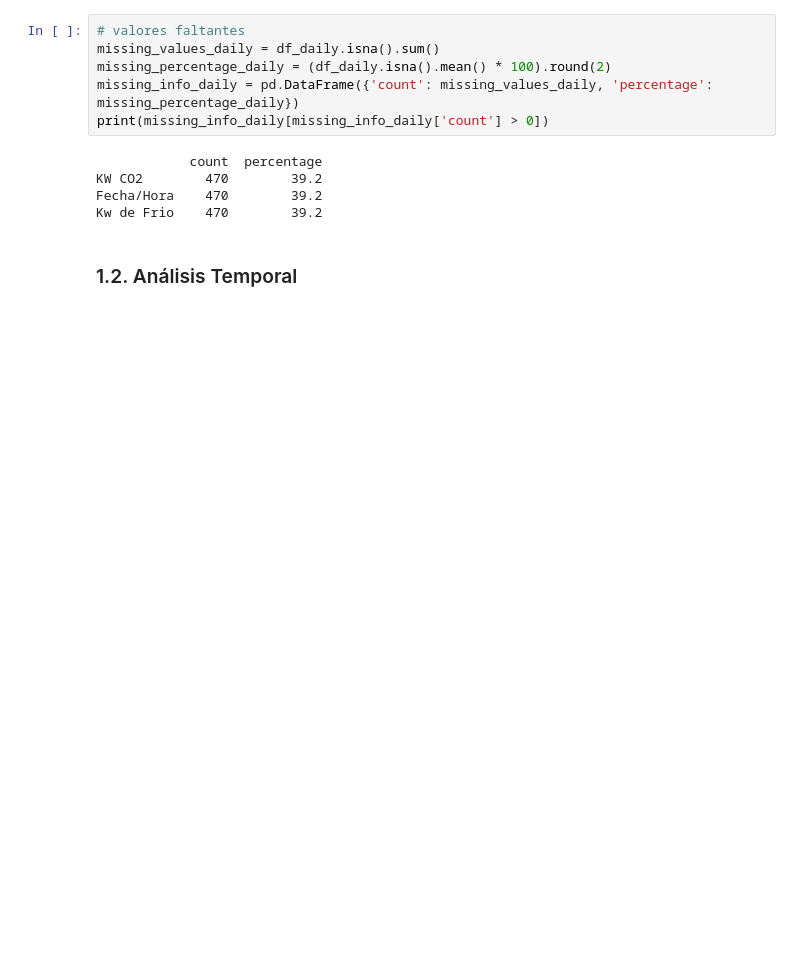
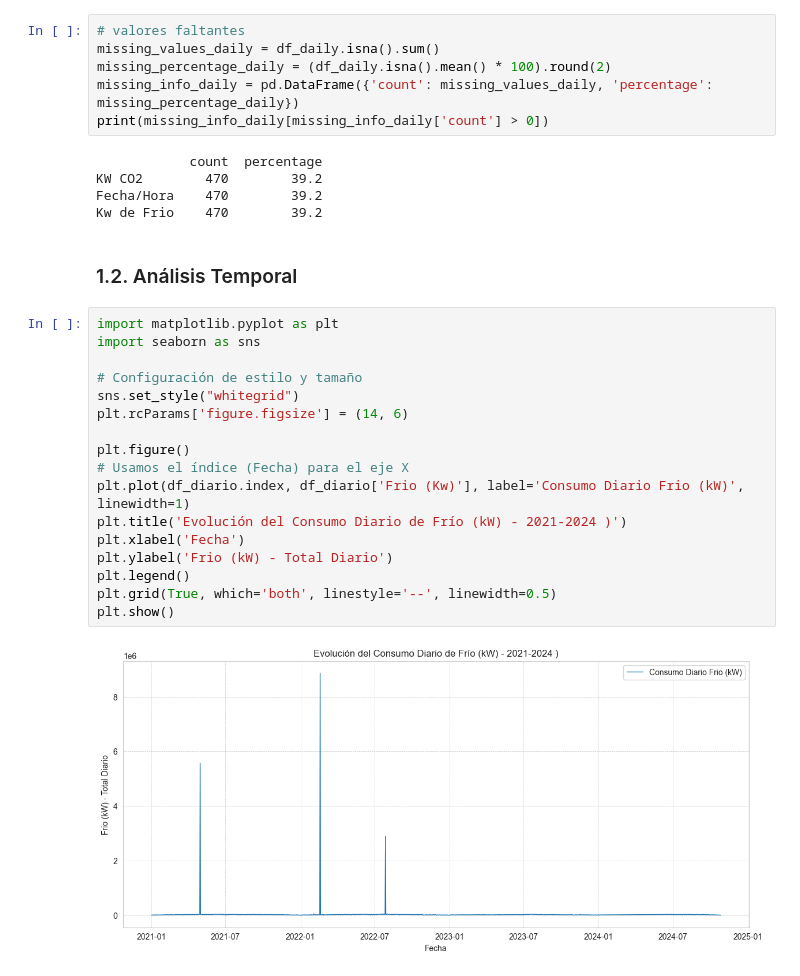
Before and after one commit to GonzaCardin/tp_final_ldd2, a Jupyter notebook: notebooks/eda.ipynb, the cells around one changed output. Drawn from its saved outputs; the diff is of its cells as text; blank space fills up the shorter version.

Commit message:
actualizacion eda - plots

```diff
--- a/notebooks/eda.ipynb
+++ b/notebooks/eda.ipynb
@@ -196,3 +234,22 @@ Fecha/Hora    470        39.2
 Kw de Frio    470        39.2
 # %% [markdown]
 ### 1.2. Análisis Temporal
+# %%
+import matplotlib.pyplot as plt
+import seaborn as sns
+
+# Configuración de estilo y tamaño
+sns.set_style("whitegrid")
+plt.rcParams['figure.figsize'] = (14, 6)
+
+plt.figure()
+# Usamos el índice (Fecha) para el eje X
+plt.plot(df_diario.index, df_diario['Frio (Kw)'], label='Consumo Diario Frio (kW)', linewidth=1)
+plt.title('Evolución del Consumo Diario de Frío (kW) - 2021-2024 )')
+plt.xlabel('Fecha')
+plt.ylabel('Frio (kW) - Total Diario')
+plt.legend()
+plt.grid(True, which='both', linestyle='--', linewidth=0.5)
+plt.show()
+# %% [output]
+[figure, added]
```
Also changed, not shown: parts of 3 cells of this notebook.
